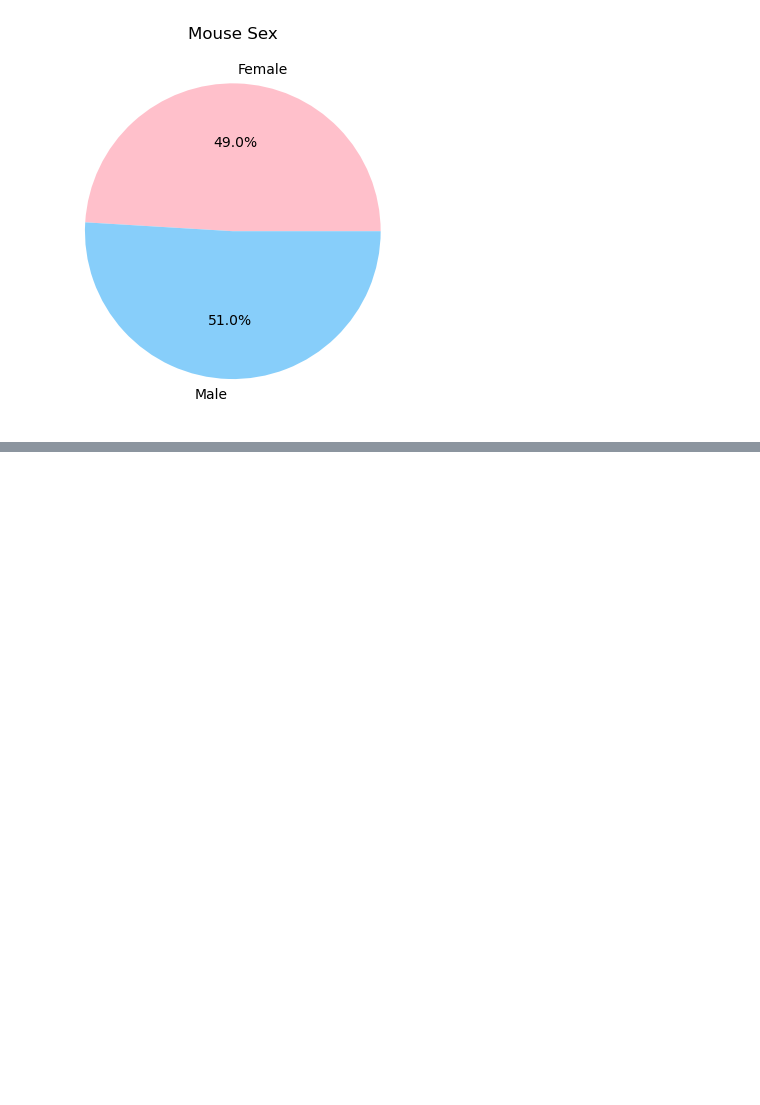
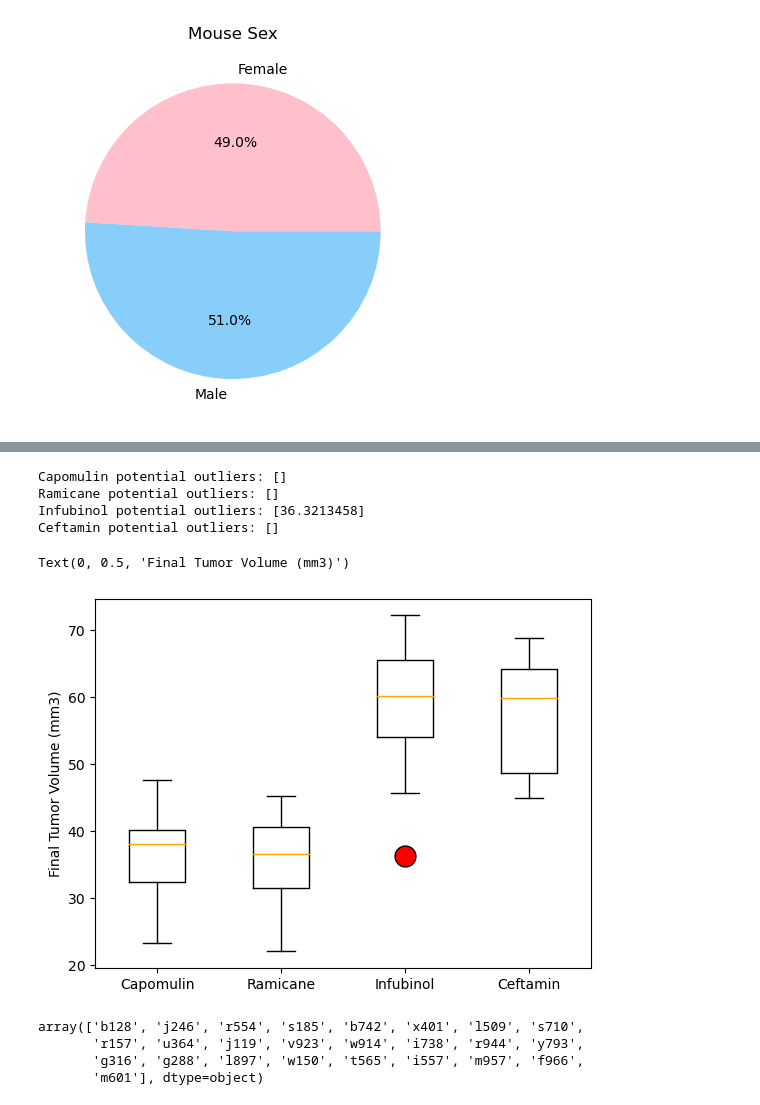
Before and after one commit to downleft/pymaceuticals-challenge, a Jupyter notebook: Pymaceuticals_Analysis.ipynb, the cells around one changed output, grey strips where cells are left out. Cells and saved outputs as stored; diff of their text form; code cells hidden in the pictures; blank space fills up the shorter version.

Commit message:
Line Graph Prep

```diff
--- a/Pymaceuticals_Analysis.ipynb
+++ b/Pymaceuticals_Analysis.ipynb
@@ -245,0 +186,69 @@ tumor_vol_df.boxplot()
+# %%
+# Put treatments into a list for for loop (and later for plot labels)
+chosen_treatments = ["Capomulin", "Ramicane", "Infubinol", "Ceftamin"]
+
+# Create empty list to fill with tumor vol data (for plotting)
+tumor_vol_data = []
+outliers = []
+for x in range(len(chosen_treatments)):
+        tumor_vol_data.append([])
+        outliers.append([])
+
+# Calculate the IQR and quantitatively determine if there are any potential outliers.
+# iterrows formatting pulled from https://stackoverflow.com/questions/16476924/how-to-iterate-over-rows-in-a-pandas-dataframe
+for index, row in final_volume.iterrows():
+
+    # Locate the rows which contain mice on each drug and get the tumor volumes
+    for x in range(len(chosen_treatments)):
+        if row["Drug Regimen"] == chosen_treatments[x]:
+
+    # add subset
+            tumor_vol_data[x].append(row["Tumor Volume (mm3)"])
+
+    # Determine outliers using upper and lower bounds
+lowerq = []
+upperq = []
+iqr = []
+upperbound = []
+lowerbound = []
+
+tumor_vol_df = pd.DataFrame({f"{chosen_treatments[0]}": tumor_vol_data[0]})
+
+for x in range(len(chosen_treatments)):
+    tumor_vol_df[f"{chosen_treatments[x]}"] = tumor_vol_data[x]
+    lowerq.append(tumor_vol_df[f"{chosen_treatments[x]}"].quantile(0.25))
+    upperq.append(tumor_vol_df[f"{chosen_treatments[x]}"].quantile(0.75))
+    iqr.append(upperq[x]-lowerq[x])
+    upperbound.append(upperq[x] + 1.5*iqr[x])
+    lowerbound.append(lowerq[x] - 1.5*iqr[x])
+
+for index, row in final_volume.iterrows():
+    for x in range(len(chosen_treatments)):
+        if row["Drug Regimen"] == chosen_treatments[x]:
+            if row["Tumor Volume (mm3)"] <= lowerbound[x] or row["Tumor Volume (mm3)"] >= upperbound[x]:
+                outliers[x].append(row["Tumor Volume (mm3)"])
+
+for x in range(len(chosen_treatments)):
+    print(f"{chosen_treatments[x]} potential outliers: {outliers[x]}")
+# %% [output]
+Capomulin potential outliers: []
+Ramicane potential outliers: []
+Infubinol potential outliers: [36.3213458]
+Ceftamin potential outliers: []
+# %%
+# Generate a box plot that shows the distrubution of the tumor volume for each treatment group.
+bp = tumor_vol_df.plot(kind = "box", flierprops = {"markersize": 15, "markerfacecolor": "r"},
+                       color = dict(boxes = "black", whiskers = "black", medians = "orange", caps = "black"))
+plt.ylabel("Final Tumor Volume (mm3)")
+# %% [output]
+Text(0, 0.5, 'Final Tumor Volume (mm3)')
+[figure, added]
+# %%
+# Find mice treated with Capomulin
+capomulin_full = clean_mouse_df.loc[clean_mouse_df["Drug Regimen"] == "Capomulin"]
+capomulin_full["Mouse ID"].unique()
+# %% [output]
+array(['b128', 'j246', 'r554', 's185', 'b742', 'x401', 'l509', 's710',
+       'r157', 'u364', 'j119', 'v923', 'w914', 'i738', 'r944', 'y793',
+       'g316', 'g288', 'l897', 'w150', 't565', 'i557', 'm957', 'f966',
+       'm601'], dtype=object)
```
Also changed, not shown: parts of 9 cells of this notebook.
